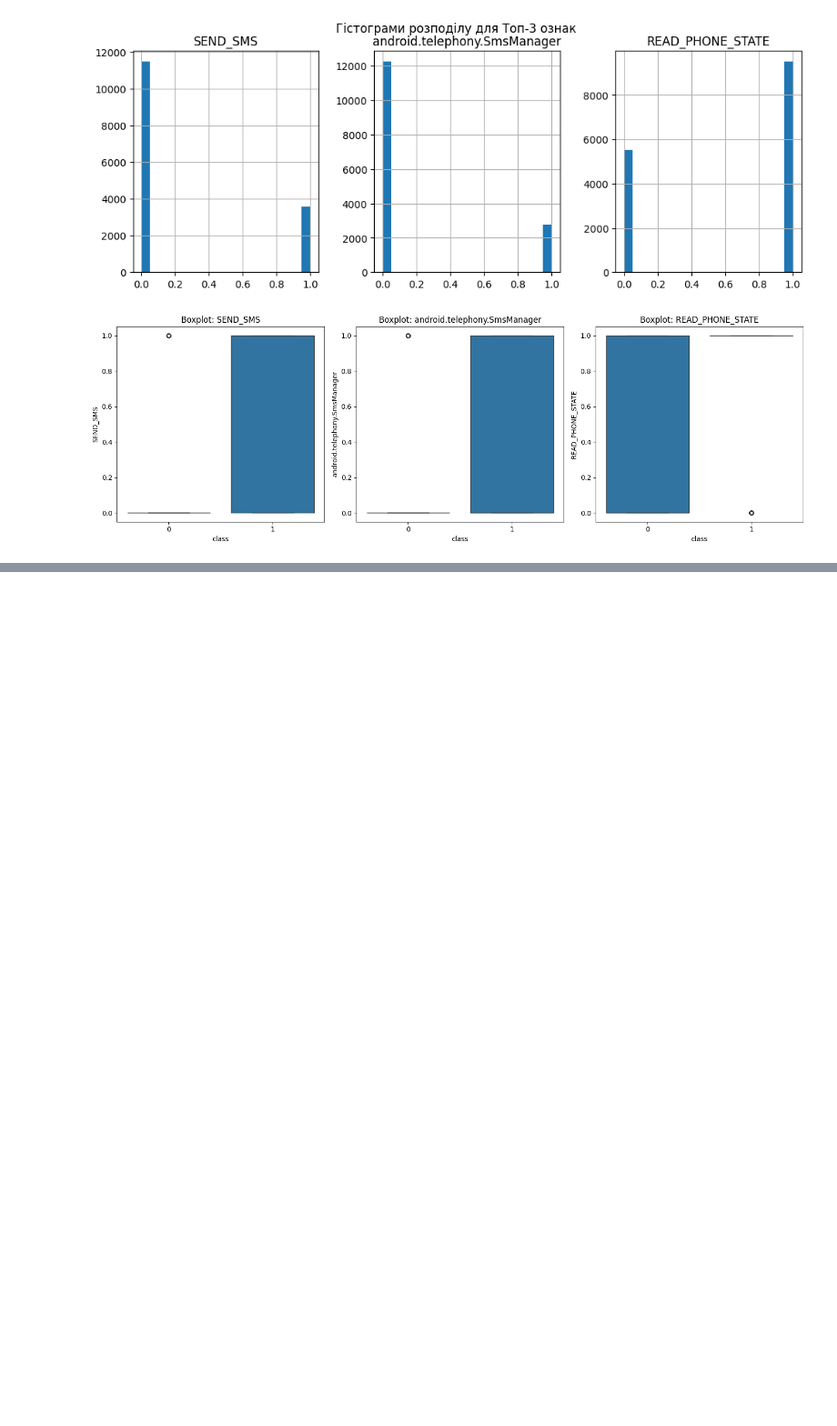
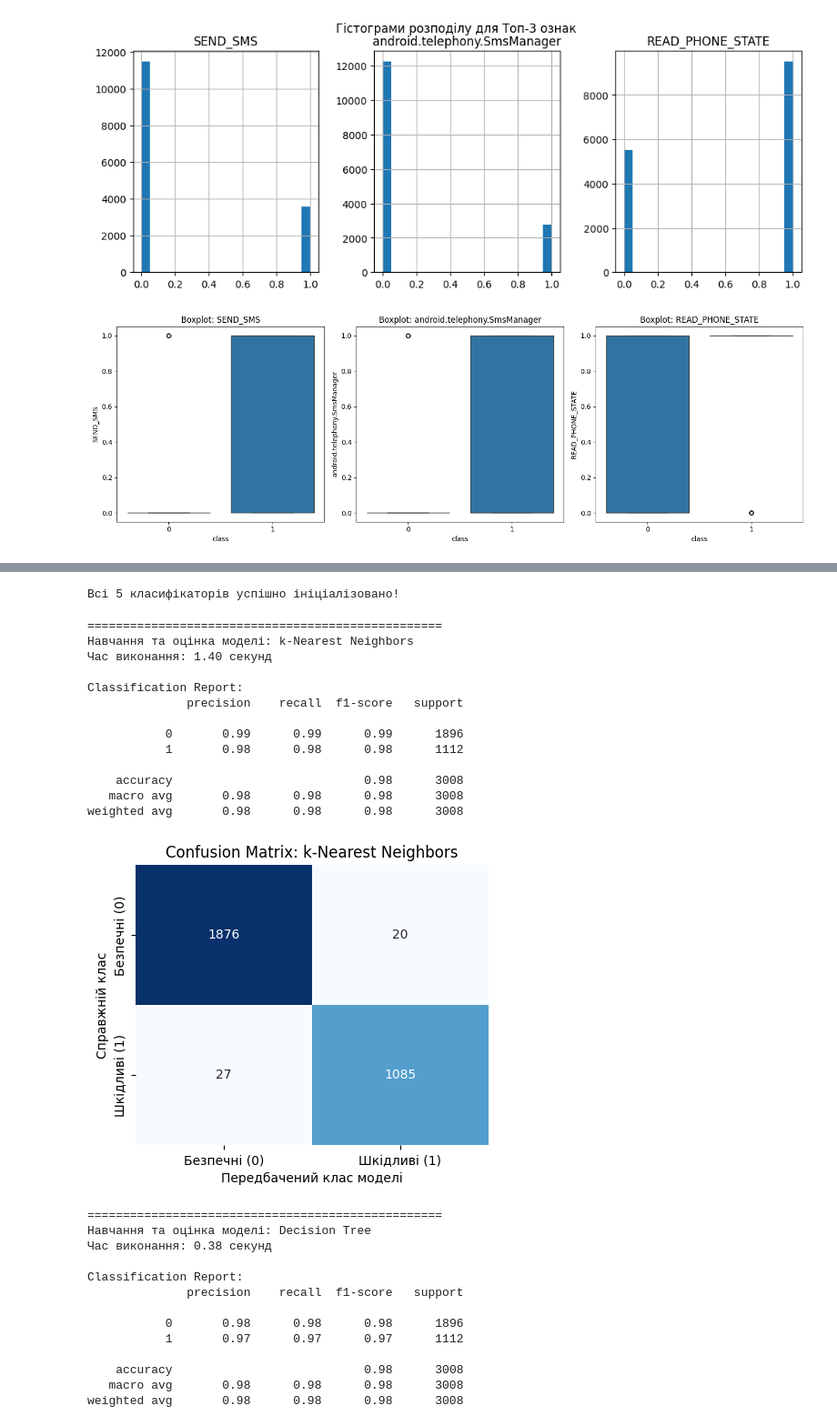
Before and after one commit to ShAnFb82/IAD1, a Jupyter notebook: IADlab1_1.ipynb, the cells around one changed output, grey strips where cells are left out. Shown at 91% size. Saved outputs shown, nothing was run; the diff lists cells and outputs as text; code cells hidden in the pictures; blank space fills up the shorter version.

```diff
--- a/IADlab1_1.ipynb
+++ b/IADlab1_1.ipynb
@@ -104,0 +174,17 @@ plt.show()
+# %%
+# Ініціалізація всіх моделей
+from sklearn.tree import DecisionTreeClassifier
+from sklearn.ensemble import RandomForestClassifier, AdaBoostClassifier
+
+# Завантажуємо найкращі версії kNN та SVM з попереднього кроку,
+# а також додаємо базові версії інших алгоритмів
+models = {
+    "k-Nearest Neighbors": knn_grid.best_estimator_,
+    "Decision Tree": DecisionTreeClassifier(random_state=42),
+    "Support Vector Machine": svm_grid.best_estimator_,
+    "Random Forest": RandomForestClassifier(n_estimators=100, random_state=42),
+    "AdaBoost": AdaBoostClassifier(random_state=42)
+}
+print("Всі 5 класифікаторів успішно ініціалізовано!")
+# %% [output]
+Всі 5 класифікаторів успішно ініціалізовано!
@@ -104,0 +193,63 @@ plt.show()
+# %%
+# Крок 7. Навчання, порівняння та оцінювання моделей
+from sklearn.metrics import classification_report, confusion_matrix
+import matplotlib.pyplot as plt
+import seaborn as sns
+import time
+
+for name, model in models.items():
+    print(f"\n{'='*50}\nНавчання та оцінка моделі: {name}")
+    start_time = time.time()
+
+    # Навчання моделі
+    model.fit(X_train_scaled, y_train)
+
+    # Прогнозування на тестовій вибірці
+    y_pred = model.predict(X_test_scaled)
+
+    print(f"Час виконання: {time.time() - start_time:.2f} секунд")
+
+    # Виведення результатів
+    print("\nClassification Report:")
+    print(classification_report(y_test, y_pred))
+
+    # Візуалізація Confusion Matrix у вигляді кольорових квадратів
+    cm = confusion_matrix(y_test, y_pred)
+    plt.figure(figsize=(5, 4))
+
+    sns.heatmap(cm, annot=True, fmt='d', cmap='Blues', cbar=False,
+                xticklabels=['Безпечні (0)', 'Шкідливі (1)'],
+                yticklabels=['Безпечні (0)', 'Шкідливі (1)'])
+
+    plt.title(f'Confusion Matrix: {name}')
+    plt.xlabel('Передбачений клас моделі')
+    plt.ylabel('Справжній клас')
+    plt.show()
+# %% [output]
+==================================================
+Навчання та оцінка моделі: k-Nearest Neighbors
+Час виконання: 1.40 секунд
+
+Classification Report:
+              precision    recall  f1-score   support
+
+           0       0.99      0.99      0.99      1896
+           1       0.98      0.98      0.98      1112
+
+    accuracy                           0.98      3008
+   macro avg       0.98      0.98      0.98      3008
+weighted avg       0.98      0.98      0.98      3008
+[figure, added]
+==================================================
+Навчання та оцінка моделі: Decision Tree
+Час виконання: 0.38 секунд
+
+Classification Report:
+              precision    recall  f1-score   support
+
+           0       0.98      0.98      0.98      1896
+           1       0.97      0.97      0.97      1112
+
+    accuracy                           0.98      3008
+   macro avg       0.98      0.98      0.98      3008
+weighted avg       0.98      0.98      0.98      3008
```
Also changed, not shown: parts of 14 cells of this notebook.
